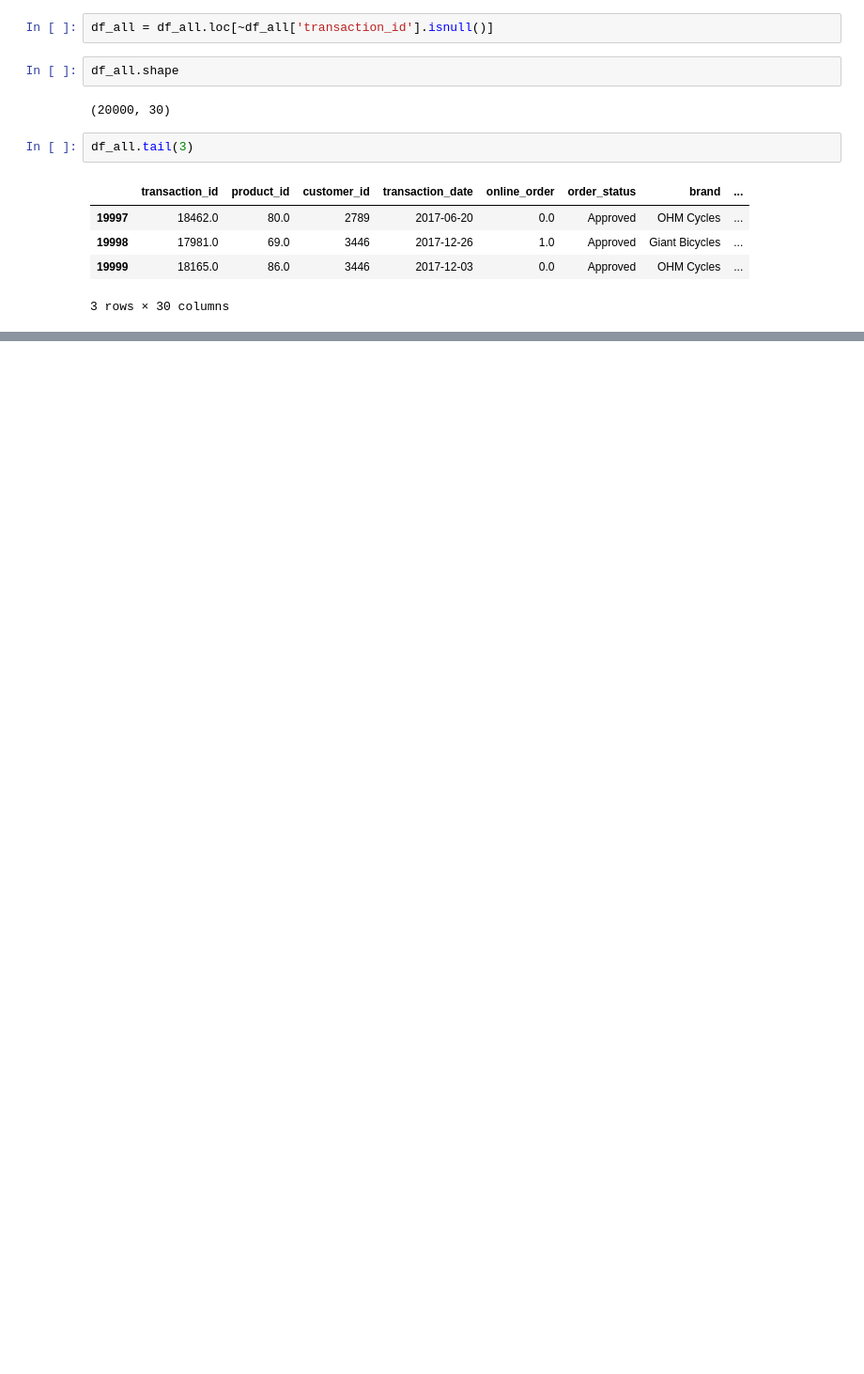
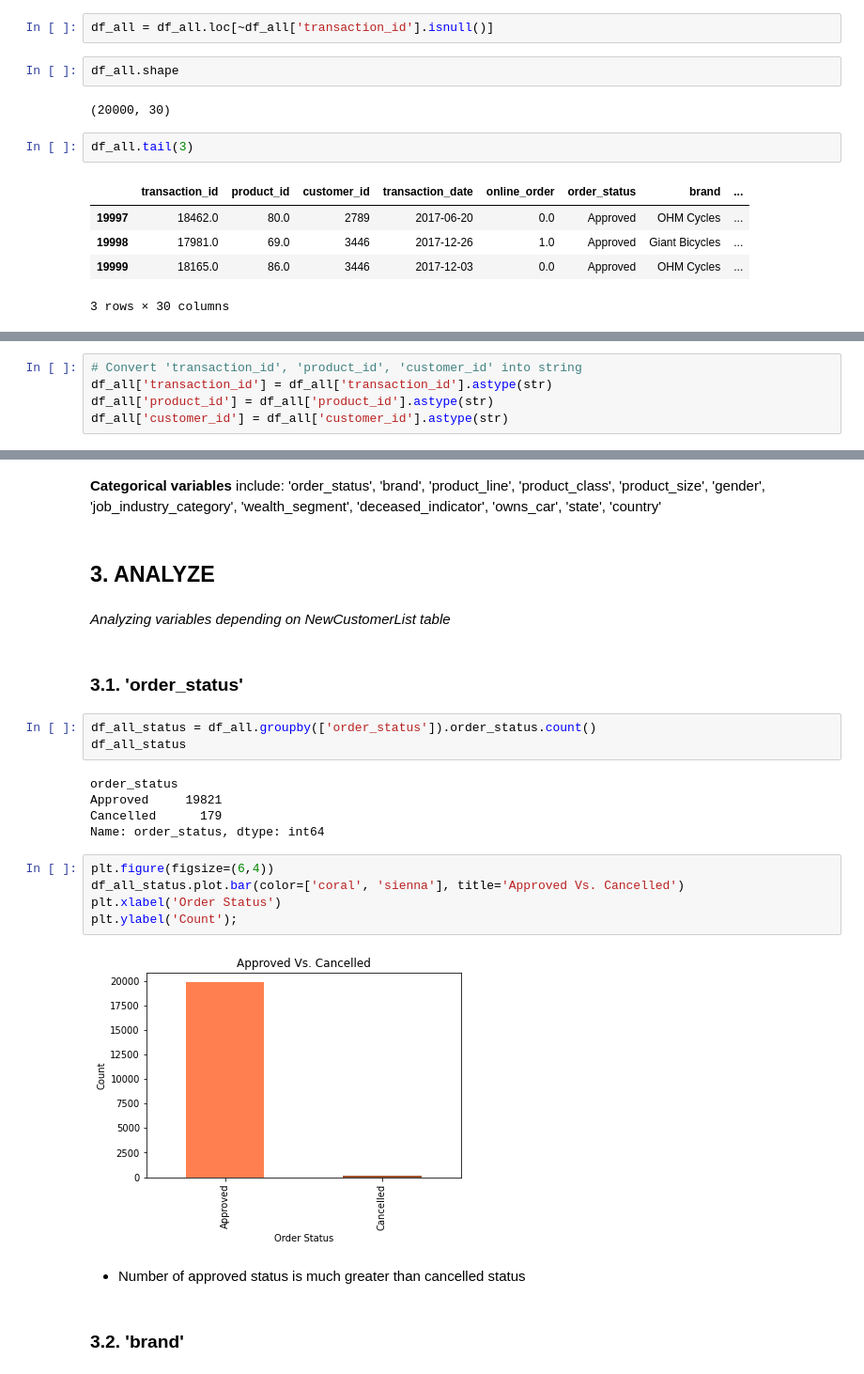
Before and after one commit to vynguyen293/KPMG-Data-Analytics, a Jupyter notebook: KPMG-Data-Analytics-about-Sprocket-Central-Pty-Ltd..ipynb, the cells around one changed output, grey strips where cells are left out. Shown at 94% size. Saved outputs shown, nothing was run; the diff lists cells and outputs as text; blank space fills up the shorter version.

```diff
--- a/KPMG-Data-Analytics-about-Sprocket-Central-Pty-Ltd..ipynb
+++ b/KPMG-Data-Analytics-about-Sprocket-Central-Pty-Ltd..ipynb
@@ -347,0 +380,5 @@ The Table has 20000 rows and 30 columns.
+# %%
+# Convert 'transaction_id', 'product_id', 'customer_id' into string
+df_all['transaction_id'] = df_all['transaction_id'].astype(str)
+df_all['product_id'] = df_all['product_id'].astype(str)
+df_all['customer_id'] = df_all['customer_id'].astype(str)
@@ -347,0 +423,27 @@ The Table has 20000 rows and 30 columns.
+# %% [markdown]
+**Categorical variables** include: 'order_status', 'brand', 'product_line', 'product_class', 'product_size', 'gender', 'job_industry_category', 'wealth_segment', 'deceased_indicator', 'owns_car', 'state', 'country'
+# %% [markdown]
+## 3. ANALYZE
+# %% [markdown]
+_Analyzing variables depending on NewCustomerList table_
+# %% [markdown]
+### 3.1. 'order_status'
+# %%
+df_all_status = df_all.groupby(['order_status']).order_status.count()
+df_all_status
+# %% [output]
+order_status
+Approved     19821
+Cancelled      179
+Name: order_status, dtype: int64
+# %%
+plt.figure(figsize=(6,4))
+df_all_status.plot.bar(color=['coral', 'sienna'], title='Approved Vs. Cancelled')
+plt.xlabel('Order Status')
+plt.ylabel('Count');
+# %% [output]
+[figure, added]
+# %% [markdown]
+- Number of approved status is much greater than cancelled status
+# %% [markdown]
+### 3.2. 'brand'
```
Also changed, not shown: parts of 35 cells of this notebook.
